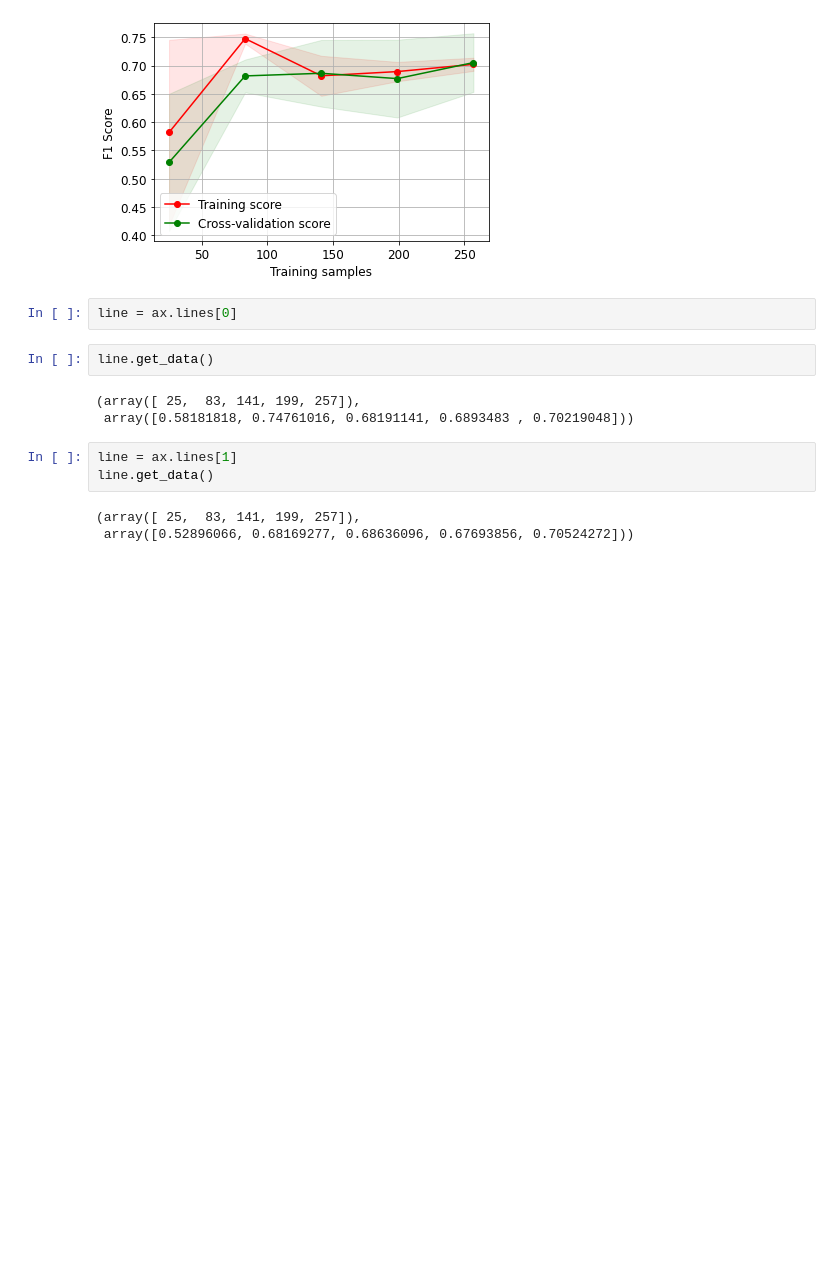
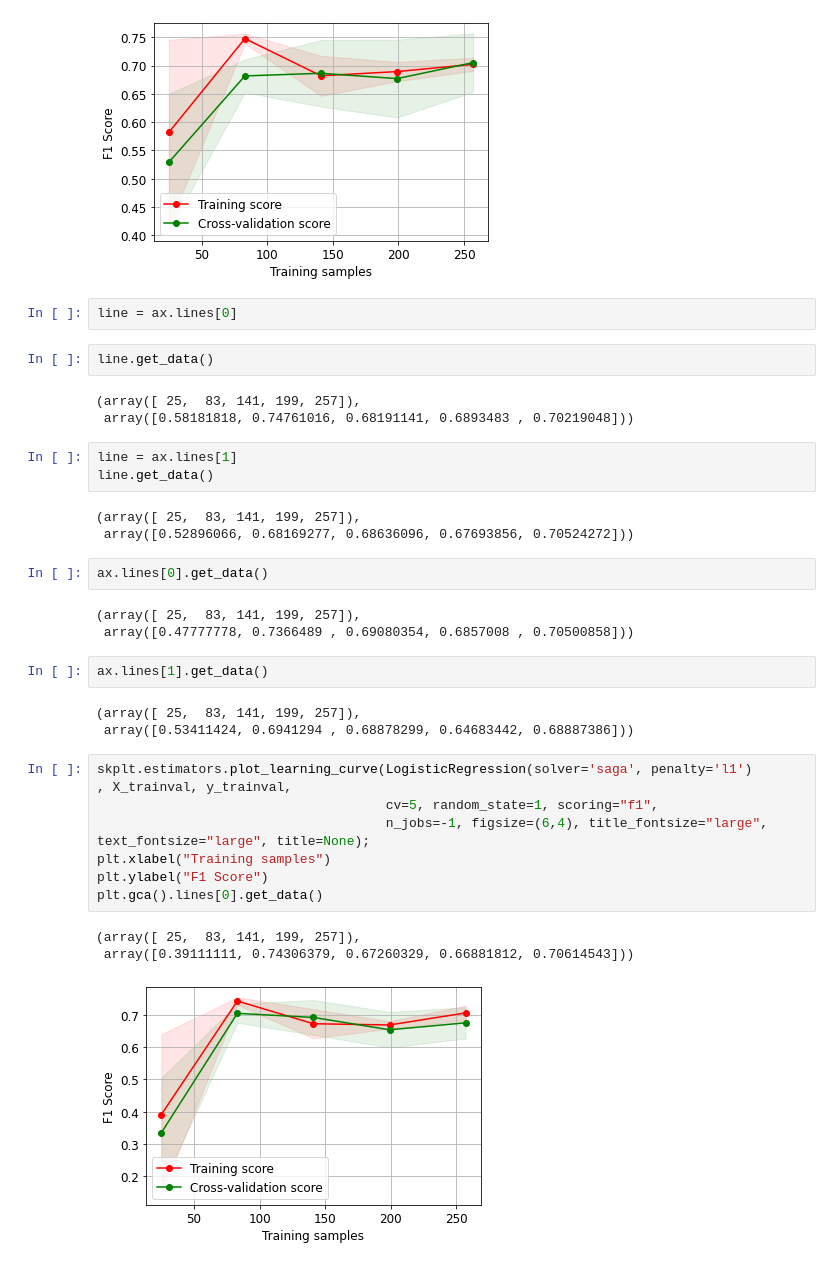
Before and after one commit to schiang28/Rouse, a Jupyter notebook: LR TVT.ipynb, the cells around one changed output. Cells and saved outputs as stored; diff of their text form; blank space fills up the shorter version.

```diff
--- a/LR TVT.ipynb
+++ b/LR TVT.ipynb
@@ -126,3 +126,25 @@ line.get_data()
 # %% [output]
 (array([ 25,  83, 141, 199, 257]),
  array([0.52896066, 0.68169277, 0.68636096, 0.67693856, 0.70524272]))
+# %%
+ax.lines[0].get_data()
+# %% [output]
+(array([ 25,  83, 141, 199, 257]),
+ array([0.47777778, 0.7366489 , 0.69080354, 0.6857008 , 0.70500858]))
+# %%
+ax.lines[1].get_data()
+# %% [output]
+(array([ 25,  83, 141, 199, 257]),
+ array([0.53411424, 0.6941294 , 0.68878299, 0.64683442, 0.68887386]))
+# %%
+skplt.estimators.plot_learning_curve(LogisticRegression(solver='saga', penalty='l1')
+, X_trainval, y_trainval,
+                                     cv=5, random_state=1, scoring="f1",
+                                     n_jobs=-1, figsize=(6,4), title_fontsize="large", text_fontsize="large", title=None);
+plt.xlabel("Training samples")
+plt.ylabel("F1 Score")
+plt.gca().lines[0].get_data()
+# %% [output]
+(array([ 25,  83, 141, 199, 257]),
+ array([0.39111111, 0.74306379, 0.67260329, 0.66881812, 0.70614543]))
+[figure, added]
```
Also changed, not shown: 3 other files.
